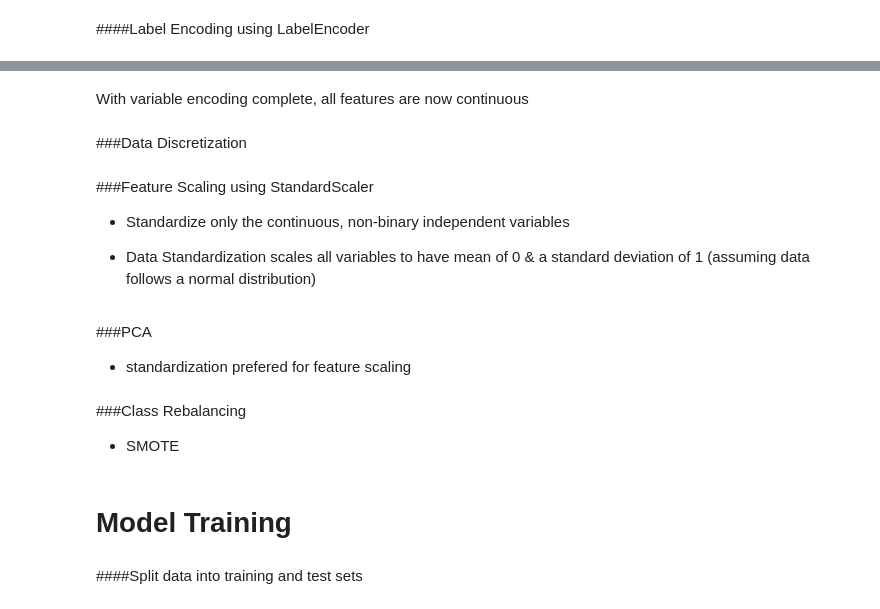
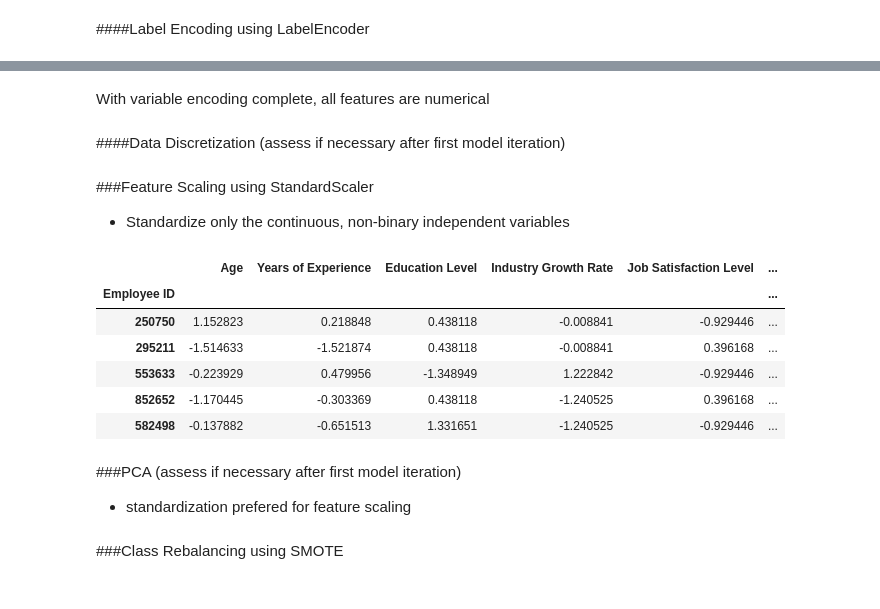
Before and after one commit to Natalie-Bojorquez/CIS3920Group4, a Jupyter notebook: CIS3920_Group4.ipynb, the cells around one changed output, grey strips where cells are left out. Cells and saved outputs as stored; diff of their text form; code cells hidden in the pictures.

Commit message:
Michelle updated notebook, stopping at SMOTE.

```diff
--- a/CIS3920_Group4.ipynb
+++ b/CIS3920_Group4.ipynb
@@ -554 +636,11 @@ df.sample(10)
+# %%
+# Encode Has Freelancing Experience using get_dummies
+df = pd.get_dummies(df, columns=['Has Freelancing Experience'],
+                    drop_first=True,
+                    dtype=int)
+# %%
+# Encode Willing to Relocate using get_dummies
+df = pd.get_dummies(df, columns=['Willing to Relocate'],
+                    drop_first=True,
+                    dtype=int)
 # %%
@@ -569,26 +684,41 @@ df.sample(5)                      # every categorical variable is now encoded
 # %% [markdown]
-With variable encoding complete, all features are now continuous
+With variable encoding complete, all features are numerical
 # %% [markdown]
-###Data Discretization
+####Data Discretization (assess if necessary after first model iteration)
 # %% [markdown]
 ###Feature Scaling using StandardScaler
 - Standardize only the continuous, non-binary independent variables
-
-- Data Standardization scales all variables to have mean of 0 & a standard deviation of 1 (assuming data follows a normal distribution)
+# %%
+# Independent variables: All columns except 'Likely to Change Occupation'
+X = df.drop('Likely to Change Occupation', axis = 1)
+
+# Dependent variable: 'Likely to Change Occupation'
+y = df['Likely to Change Occupation']
 # %%
-## Define the columns to be scaled (EXCLUDE binary features)
-#scale_cols = []
+# Define the columns to be scaled (EXCLUDE binary features)
+scale_cols = ['Education Level','Industry Growth Rate',
+              'Job Satisfaction Level','Work-Life Balance',
+              'Job Security Level','Skills Gap',
+              'Professional Network Strength','Technical Proficiency Level',
+              'Years of Experience','# Job Opportunities',
+              'Salary','# Career Change Events',
+              'Age']
 
-## Standardize columns and overwrite them in X
-#X[scale_cols] = StandardScaler().fit_transform(X[scale_cols])
+# Standardize columns and overwrite them in X
+X[scale_cols] = StandardScaler().fit_transform(X[scale_cols])
 # %%
-## Display 5 sample rows from final set of independent variables
-#X.sample(5)
+# Display 5 sample rows from final set of independent variables
+X.sample(5)
+# %% [output]
+|  | Age | Years of Experience | Education Level | Industry Growth Rate | Job Satisfaction Level | ... |
+| Employee ID |  |  |  |  |  | ... |
+| 250750 | 1.152823 | 0.218848 | 0.438118 | -0.008841 | -0.929446 | ... |
+| 295211 | -1.514633 | -1.521874 | 0.438118 | -0.008841 | 0.396168 | ... |
+| 553633 | -0.223929 | 0.479956 | -1.348949 | 1.222842 | -0.929446 | ... |
+| 852652 | -1.170445 | -0.303369 | 0.438118 | -1.240525 | 0.396168 | ... |
+| 582498 | -0.137882 | -0.651513 | 1.331651 | -1.240525 | -0.929446 | ... |
 # %% [markdown]
-###PCA
+###PCA (assess if necessary after first model iteration)
 - standardization prefered for feature scaling
 # %% [markdown]
-###Class Rebalancing
-- SMOTE
+###Class Rebalancing using SMOTE
-# %% [markdown]
-# Model Training
@@ -601,2 +724,0 @@ With variable encoding complete, all features are now continuous
-# %% [markdown]
-####Split data into training and test sets
```
Also changed, not shown: parts of 41 cells of this notebook.
